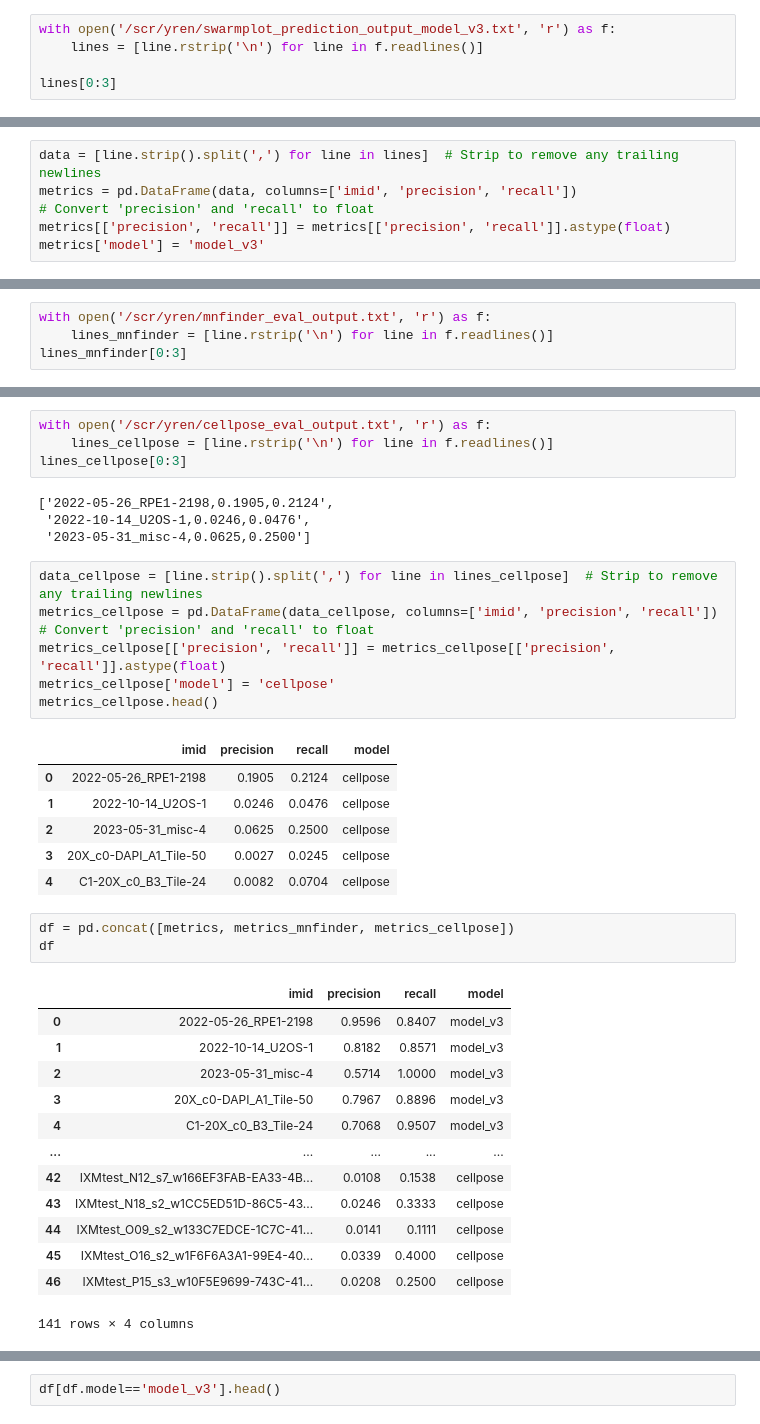
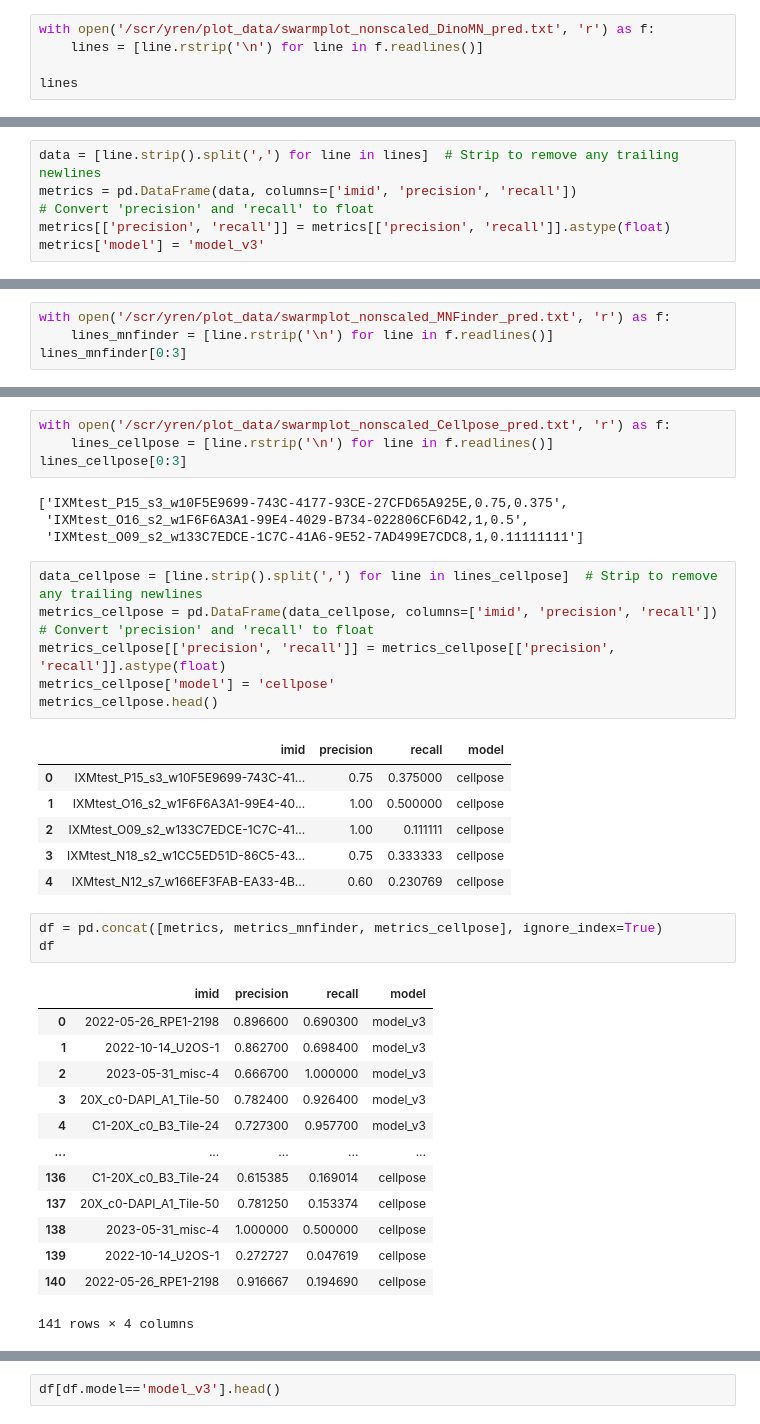
Before and after one commit to CaicedoLab/micronuclei-detection, a Jupyter notebook: notebooks/paper_plots.ipynb, the cells around one changed output, grey strips where cells are left out. Saved outputs shown, nothing was run; the diff lists cells and outputs as text.

```diff
--- a/notebooks/paper_plots.ipynb
+++ b/notebooks/paper_plots.ipynb
@@ -65,8 +73,8 @@ plt.show()
 # %% [markdown]
 # Swarmplot
 # %%
-with open('/scr/yren/swarmplot_prediction_output_model_v3.txt', 'r') as f:
+with open('/scr/yren/plot_data/swarmplot_nonscaled_DinoMN_pred.txt', 'r') as f:
     lines = [line.rstrip('\n') for line in f.readlines()]
 
-lines[0:3]
+lines
 # %% [output]
@@ -91,5 +113,5 @@ metrics.head()
 # %%
-with open('/scr/yren/mnfinder_eval_output.txt', 'r') as f:
+with open('/scr/yren/plot_data/swarmplot_nonscaled_MNFinder_pred.txt', 'r') as f:
     lines_mnfinder = [line.rstrip('\n') for line in f.readlines()]
 lines_mnfinder[0:3]
 # %% [output]
@@ -113,11 +135,11 @@ metrics_mnfinder.head()
 # %%
-with open('/scr/yren/cellpose_eval_output.txt', 'r') as f:
+with open('/scr/yren/plot_data/swarmplot_nonscaled_Cellpose_pred.txt', 'r') as f:
     lines_cellpose = [line.rstrip('\n') for line in f.readlines()]
 lines_cellpose[0:3]
 # %% [output]
-['2022-05-26_RPE1-2198,0.1905,0.2124',
- '2022-10-14_U2OS-1,0.0246,0.0476',
- '2023-05-31_misc-4,0.0625,0.2500']
+['IXMtest_P15_s3_w10F5E9699-743C-4177-93CE-27CFD65A925E,0.75,0.375',
+ 'IXMtest_O16_s2_w1F6F6A3A1-99E4-4029-B734-022806CF6D42,1,0.5',
+ 'IXMtest_O09_s2_w133C7EDCE-1C7C-41A6-9E52-7AD499E7CDC8,1,0.11111111']
 # %%
 data_cellpose = [line.strip().split(',') for line in lines_cellpose]  # Strip to remove any trailing newlines
 metrics_cellpose = pd.DataFrame(data_cellpose, columns=['imid', 'precision', 'recall'])
@@ -127,25 +149,25 @@ metrics_cellpose['model'] = 'cellpose'
 metrics_cellpose.head()
 # %% [output]
 |  | imid | precision | recall | model |
-| 0 | 2022-05-26_RPE1-2198 | 0.1905 | 0.2124 | cellpose |
-| 1 | 2022-10-14_U2OS-1 | 0.0246 | 0.0476 | cellpose |
-| 2 | 2023-05-31_misc-4 | 0.0625 | 0.2500 | cellpose |
-| 3 | 20X_c0-DAPI_A1_Tile-50 | 0.0027 | 0.0245 | cellpose |
-| 4 | C1-20X_c0_B3_Tile-24 | 0.0082 | 0.0704 | cellpose |
+| 0 | IXMtest_P15_s3_w10F5E9699-743C-41... | 0.75 | 0.375000 | cellpose |
+| 1 | IXMtest_O16_s2_w1F6F6A3A1-99E4-40... | 1.00 | 0.500000 | cellpose |
+| 2 | IXMtest_O09_s2_w133C7EDCE-1C7C-41... | 1.00 | 0.111111 | cellpose |
+| 3 | IXMtest_N18_s2_w1CC5ED51D-86C5-43... | 0.75 | 0.333333 | cellpose |
+| 4 | IXMtest_N12_s7_w166EF3FAB-EA33-4B... | 0.60 | 0.230769 | cellpose |
 # %%
-df = pd.concat([metrics, metrics_mnfinder, metrics_cellpose])
+df = pd.concat([metrics, metrics_mnfinder, metrics_cellpose], ignore_index=True)
 df
 # %% [output]
 |  | imid | precision | recall | model |
-| 0 | 2022-05-26_RPE1-2198 | 0.9596 | 0.8407 | model_v3 |
-| 1 | 2022-10-14_U2OS-1 | 0.8182 | 0.8571 | model_v3 |
-| 2 | 2023-05-31_misc-4 | 0.5714 | 1.0000 | model_v3 |
-| 3 | 20X_c0-DAPI_A1_Tile-50 | 0.7967 | 0.8896 | model_v3 |
-| 4 | C1-20X_c0_B3_Tile-24 | 0.7068 | 0.9507 | model_v3 |
+| 0 | 2022-05-26_RPE1-2198 | 0.896600 | 0.690300 | model_v3 |
+| 1 | 2022-10-14_U2OS-1 | 0.862700 | 0.698400 | model_v3 |
+| 2 | 2023-05-31_misc-4 | 0.666700 | 1.000000 | model_v3 |
+| 3 | 20X_c0-DAPI_A1_Tile-50 | 0.782400 | 0.926400 | model_v3 |
+| 4 | C1-20X_c0_B3_Tile-24 | 0.727300 | 0.957700 | model_v3 |
 | ... | ... | ... | ... | ... |
-| 42 | IXMtest_N12_s7_w166EF3FAB-EA33-4B... | 0.0108 | 0.1538 | cellpose |
-| 43 | IXMtest_N18_s2_w1CC5ED51D-86C5-43... | 0.0246 | 0.3333 | cellpose |
-| 44 | IXMtest_O09_s2_w133C7EDCE-1C7C-41... | 0.0141 | 0.1111 | cellpose |
-| 45 | IXMtest_O16_s2_w1F6F6A3A1-99E4-40... | 0.0339 | 0.4000 | cellpose |
-| 46 | IXMtest_P15_s3_w10F5E9699-743C-41... | 0.0208 | 0.2500 | cellpose |
+| 136 | C1-20X_c0_B3_Tile-24 | 0.615385 | 0.169014 | cellpose |
+| 137 | 20X_c0-DAPI_A1_Tile-50 | 0.781250 | 0.153374 | cellpose |
+| 138 | 2023-05-31_misc-4 | 1.000000 | 0.500000 | cellpose |
+| 139 | 2022-10-14_U2OS-1 | 0.272727 | 0.047619 | cellpose |
+| 140 | 2022-05-26_RPE1-2198 | 0.916667 | 0.194690 | cellpose |
 141 rows × 4 columns
```
Also changed, not shown: parts of 45 cells of this notebook, 2 other files.
